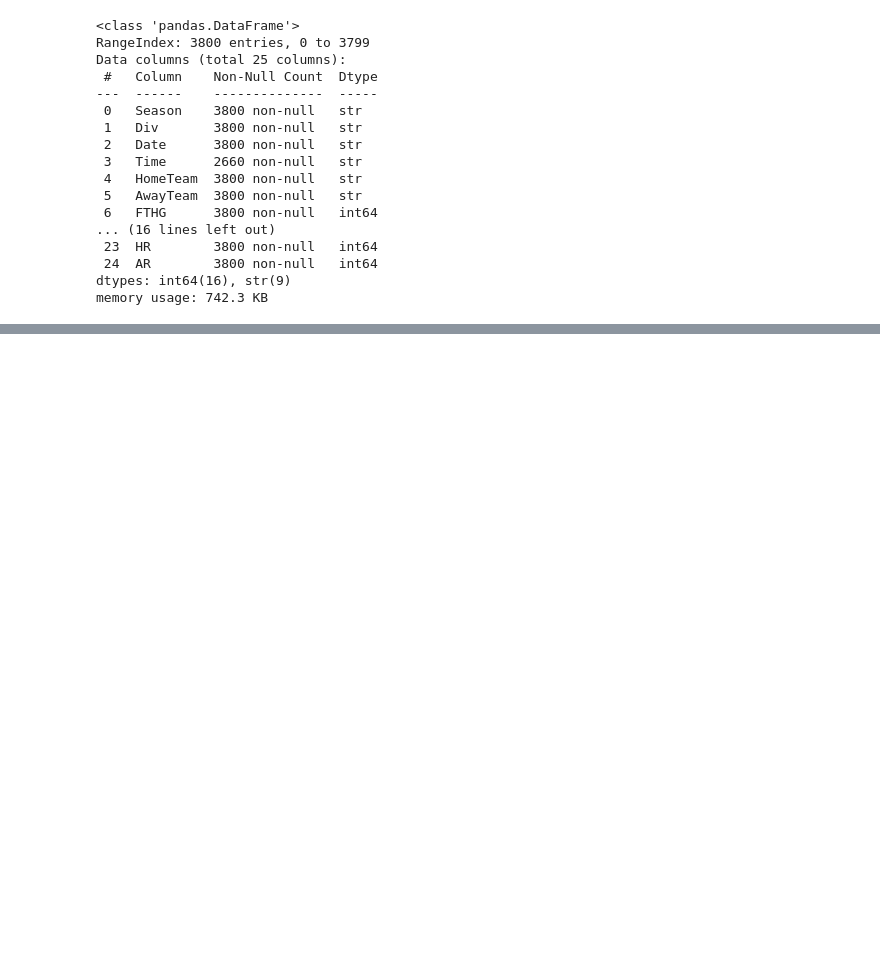
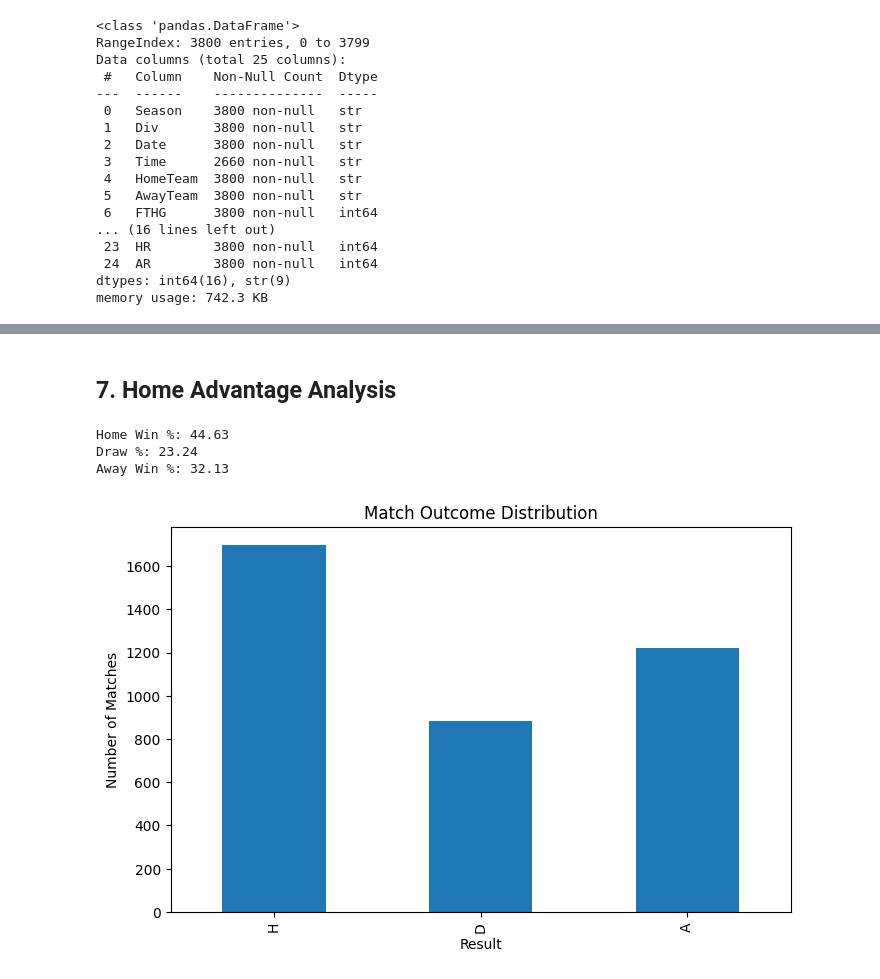
Before and after one commit to j-leon-0/capstone2-soccer-prediction, a Jupyter notebook: notebooks/jero_eda.ipynb, the cells around one changed output, grey strips where cells are left out. Drawn from its saved outputs; the diff is of its cells as text; code cells hidden in the pictures; blank space fills up the shorter version.

```diff
--- a/notebooks/jero_eda.ipynb
+++ b/notebooks/jero_eda.ipynb
@@ -106,0 +235,27 @@ Before modeling, it is important to understand whether any missing values or dup
+# %% [markdown]
+## 7. Home Advantage Analysis
+# %%
+home_win_pct = (df["FTR"] == "H").mean() * 100
+draw_pct = (df["FTR"] == "D").mean() * 100
+away_win_pct = (df["FTR"] == "A").mean() * 100
+
+print(f"Home Win %: {home_win_pct:.2f}")
+print(f"Draw %: {draw_pct:.2f}")
+print(f"Away Win %: {away_win_pct:.2f}")
+# %% [output]
+Home Win %: 44.63
+Draw %: 23.24
+Away Win %: 32.13
+# %%
+outcomes = df["FTR"].value_counts().reindex(["H", "D", "A"])
+
+plt.figure(figsize=(8,5))
+outcomes.plot(kind="bar")
+
+plt.title("Match Outcome Distribution")
+plt.xlabel("Result")
+plt.ylabel("Number of Matches")
+
+plt.show()
+# %% [output]
+[figure, added]
```
Also changed, not shown: parts of 44 cells of this notebook, 2 other files.
